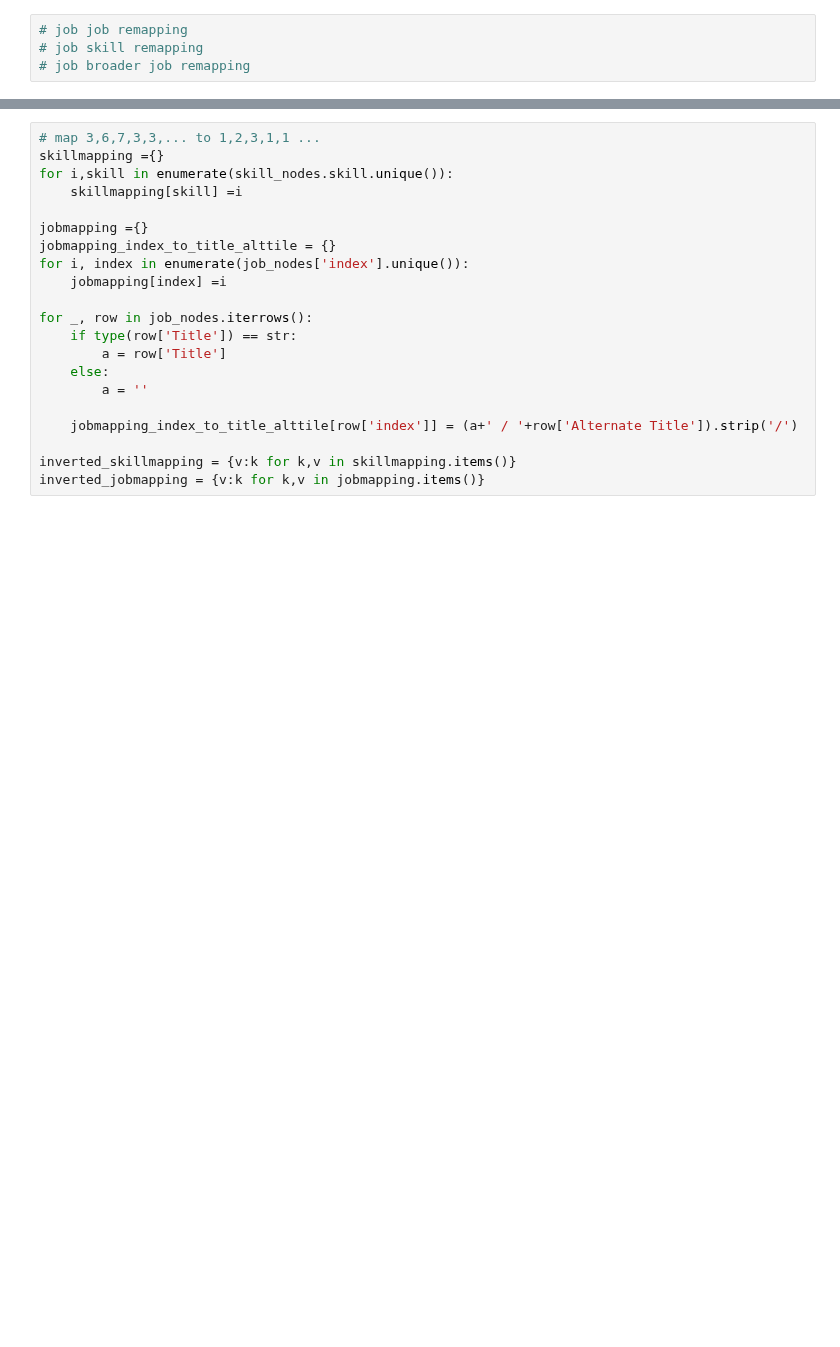
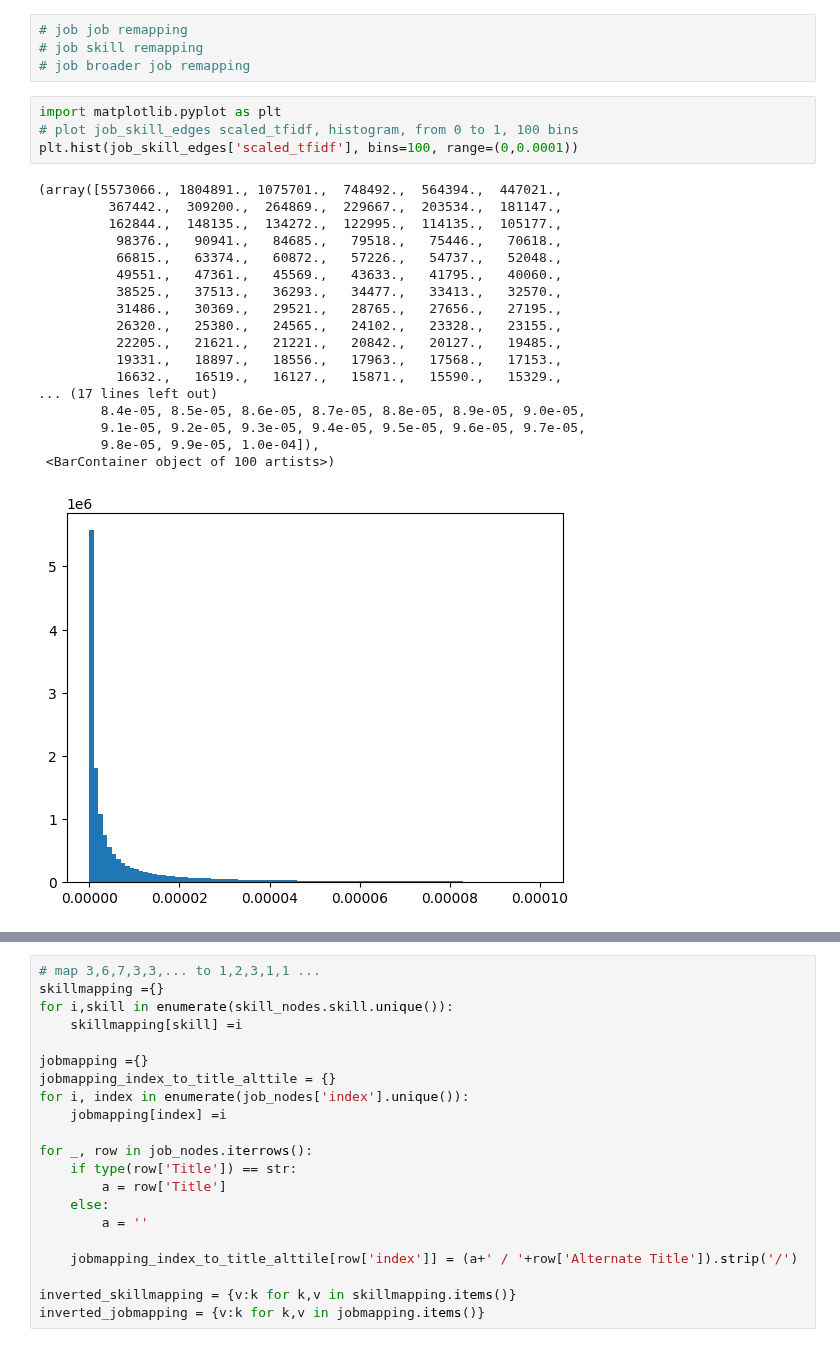
Before and after one commit to AmosDinh/Skill_Job_GNN, a Jupyter notebook: make_dataset_with_learnings_v1.ipynb, the cells around one changed output, grey strips where cells are left out. Drawn from its saved outputs; the diff is of its cells as text; blank space fills up the shorter version.

```diff
--- a/make_dataset_with_learnings_v1.ipynb
+++ b/make_dataset_with_learnings_v1.ipynb
@@ -510,3 +660,26 @@ broader_job_job_edges
 # job job remapping
 # job skill remapping
 # job broader job remapping
+# %%
+import matplotlib.pyplot as plt
+# plot job_skill_edges scaled_tfidf, histogram, from 0 to 1, 100 bins
+plt.hist(job_skill_edges['scaled_tfidf'], bins=100, range=(0,0.0001))
+# %% [output]
+(array([5573066., 1804891., 1075701.,  748492.,  564394.,  447021.,
+         367442.,  309200.,  264869.,  229667.,  203534.,  181147.,
+         162844.,  148135.,  134272.,  122995.,  114135.,  105177.,
+          98376.,   90941.,   84685.,   79518.,   75446.,   70618.,
+          66815.,   63374.,   60872.,   57226.,   54737.,   52048.,
+          49551.,   47361.,   45569.,   43633.,   41795.,   40060.,
+          38525.,   37513.,   36293.,   34477.,   33413.,   32570.,
+          31486.,   30369.,   29521.,   28765.,   27656.,   27195.,
+          26320.,   25380.,   24565.,   24102.,   23328.,   23155.,
+          22205.,   21621.,   21221.,   20842.,   20127.,   19485.,
+          19331.,   18897.,   18556.,   17963.,   17568.,   17153.,
+          16632.,   16519.,   16127.,   15871.,   15590.,   15329.,
+... (17 lines left out)
+        8.4e-05, 8.5e-05, 8.6e-05, 8.7e-05, 8.8e-05, 8.9e-05, 9.0e-05,
+        9.1e-05, 9.2e-05, 9.3e-05, 9.4e-05, 9.5e-05, 9.6e-05, 9.7e-05,
+        9.8e-05, 9.9e-05, 1.0e-04]),
+ <BarContainer object of 100 artists>)
+[figure, added]
```
Also changed, not shown: parts of 13 cells of this notebook.
